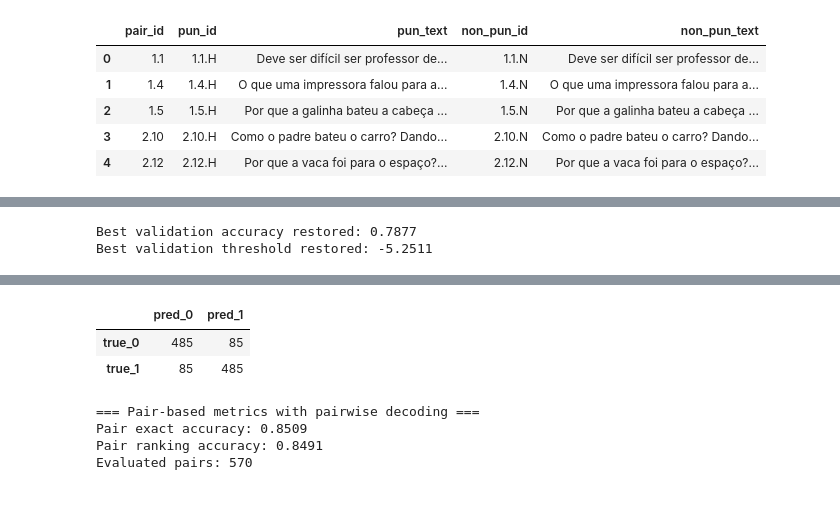
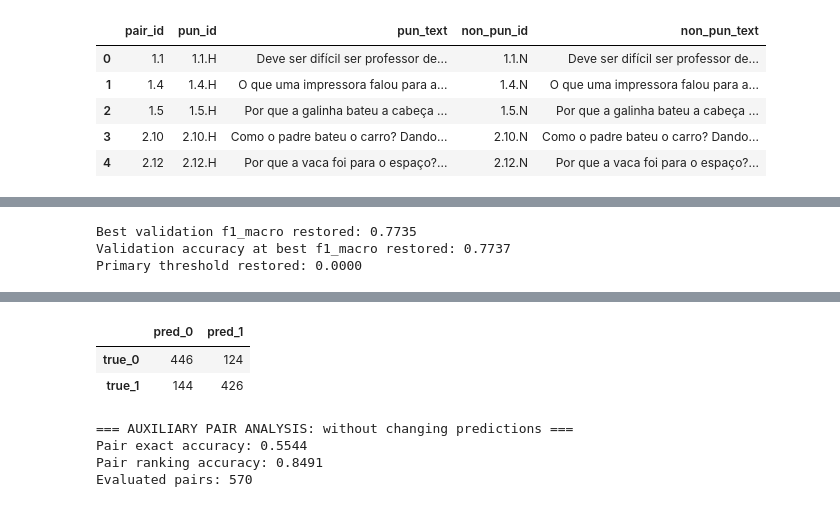
Before and after one commit to avelando/pun-detection-split-analysis, a Jupyter notebook: BERTimbau/constrativo/code.ipynb, the cells around one changed output, grey strips where cells are left out. Cells and saved outputs as stored; diff of their text form; code cells hidden in the pictures.

```diff
--- a/BERTimbau_constrativo.ipynb
+++ b/BERTimbau/constrativo/code.ipynb
@@ -424,11 +450,18 @@ train_pair_dataset = PairedPunDataset(train_pairs_df)
 validation_single_dataset = SingleTextDataset(validation_df)
 test_single_dataset = SingleTextDataset(test_df)
 
+PAIR_BATCH_SIZE = max(1, TRAIN_BATCH_SIZE // 2)
+
 train_pair_loader = DataLoader(
     train_pair_dataset,
-    batch_size=TRAIN_BATCH_SIZE,
+    batch_size=PAIR_BATCH_SIZE,
     shuffle=True,
     collate_fn=paired_collate_fn
+)
+
+print(
+    f"Train pair batch size: {PAIR_BATCH_SIZE} pairs "
+    f"= {PAIR_BATCH_SIZE * 2} texts per update"
 )
 
 validation_single_loader = DataLoader(
@@ -1033,13 +1042,18 @@ if best_model_state is not None:
     model.load_state_dict(best_model_state)
     model.to(device)
 
-    print(f"Best validation accuracy restored: {best_validation_accuracy:.4f}")
-    print(f"Best validation threshold restored: {best_validation_threshold:.4f}")
+    print(f"Best validation f1_macro restored: {best_validation_f1:.4f}")
+    print(
+        f"Validation accuracy at best f1_macro restored: "
+        f"{best_validation_accuracy_at_best_f1:.4f}"
+    )
+    print(f"Primary threshold restored: {best_validation_threshold:.4f}")
 else:
     print("No best model state was stored.")
 # %% [output]
-Best validation accuracy restored: 0.7877
-Best validation threshold restored: -5.2511
+Best validation f1_macro restored: 0.7735
+Validation accuracy at best f1_macro restored: 0.7737
+Primary threshold restored: 0.0000
 # %%
 test_metrics, test_predictions_df = evaluate_model(
     model=model,
@@ -1047,20 +1061,7 @@ test_metrics, test_predictions_df = evaluate_model(
     threshold=best_validation_threshold
 )
 
-pairwise_test_predictions_df = apply_pairwise_decoding(
-    test_predictions_df
-)
-
-pairwise_test_metrics = compute_basic_metrics(
-    pairwise_test_predictions_df["label"].tolist(),
-    pairwise_test_predictions_df["prediction"].tolist()
-)
-
-pairwise_test_metrics.update(
-    compute_pair_metrics(pairwise_test_predictions_df)
-)
-
-print("=== Standard threshold test results ===")
+print("=== MAIN TEST RESULTS: standard binary classification ===")
 
 for metric_name, metric_value in test_metrics.items():
     if isinstance(metric_value, float):
@@ -1068,18 +1069,10 @@ for metric_name, metric_value in test_metrics.items():
     else:
         print(f"{metric_name}: {metric_value}")
 
-print("\n=== Pairwise decoding test results ===")
+y_true = test_predictions_df["label"].tolist()
+y_pred = test_predictions_df["prediction"].tolist()
 
-for metric_name, metric_value in pairwise_test_metrics.items():
-    if isinstance(metric_value, float):
-        print(f"{metric_name}: {metric_value:.4f}")
-    else:
-        print(f"{metric_name}: {metric_value}")
-
-y_true = pairwise_test_predictions_df["label"].tolist()
-y_pred = pairwise_test_predictions_df["prediction"].tolist()
-
-print("=== Classification report with pairwise decoding ===")
+print("\n=== MAIN CLASSIFICATION REPORT: standard binary classification ===")
 print(
     classification_report(
         y_true,
@@ -1105,8 +1098,8 @@ cm_df = pd.DataFrame(
 
 display(cm_df)
 
-print("=== Pair-based metrics with pairwise decoding ===")
-print(f"Pair exact accuracy: {pairwise_test_metrics['pair_exact_accuracy']:.4f}")
-print(f"Pair ranking accuracy: {pairwise_test_metrics['pair_ranking_accuracy']:.4f}")
-print(f"Evaluated pairs: {pairwise_test_metrics['evaluated_pairs']}")
+print("\n=== AUXILIARY PAIR ANALYSIS: without changing predictions ===")
+print(f"Pair exact accuracy: {test_metrics['pair_exact_accuracy']:.4f}")
+print(f"Pair ranking accuracy: {test_metrics['pair_ranking_accuracy']:.4f}")
+print(f"Evaluated pairs: {test_metrics['evaluated_pairs']}")
 # %% [output]
@@ -1130,7 +1123,7 @@ weighted avg       0.85      0.85      0.85      1140
 |  | pred_0 | pred_1 |
-| true_0 | 485 | 85 |
-| true_1 | 85 | 485 |
+| true_0 | 446 | 124 |
+| true_1 | 144 | 426 |
-=== Pair-based metrics with pairwise decoding ===
-Pair exact accuracy: 0.8509
+=== AUXILIARY PAIR ANALYSIS: without changing predictions ===
+Pair exact accuracy: 0.5544
 Pair ranking accuracy: 0.8491
 Evaluated pairs: 570
```
Also changed, not shown: parts of 9 cells of this notebook, 11 other files.
